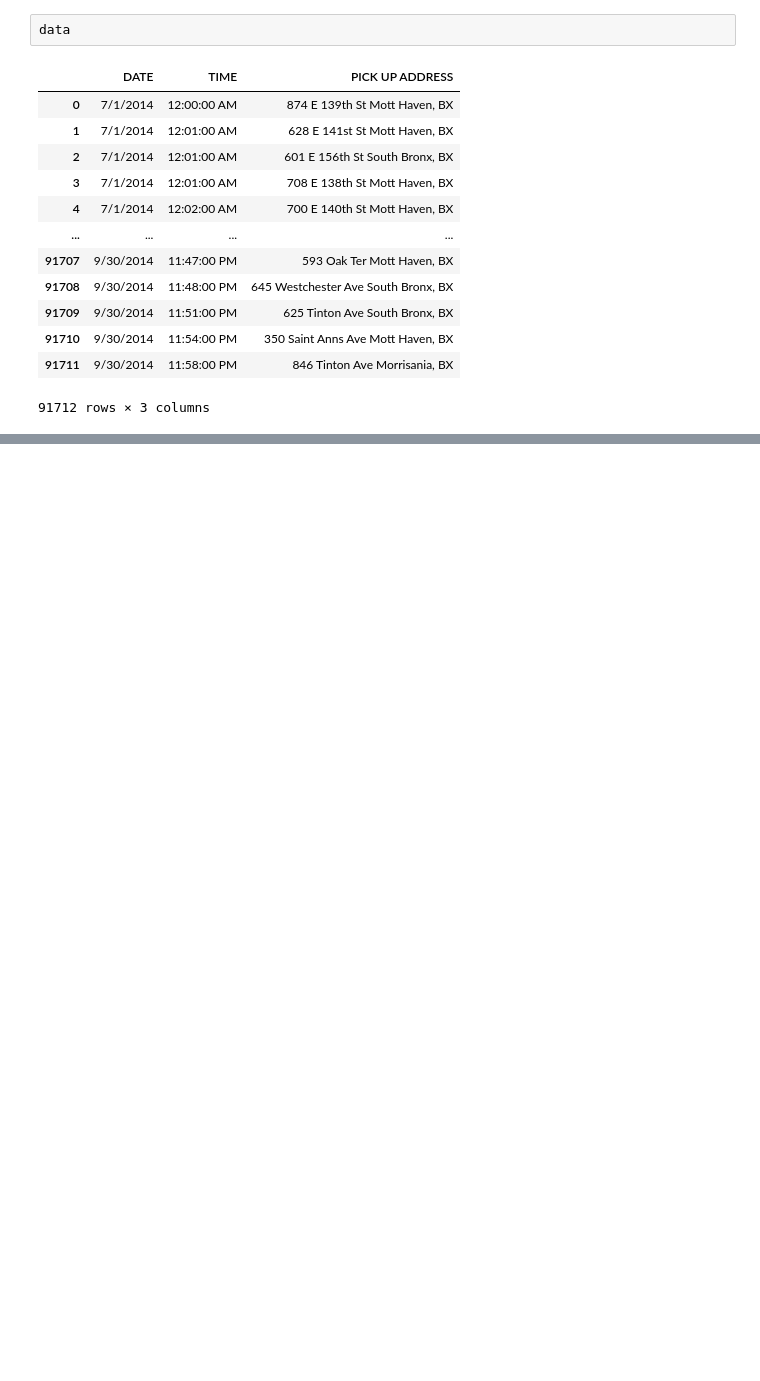
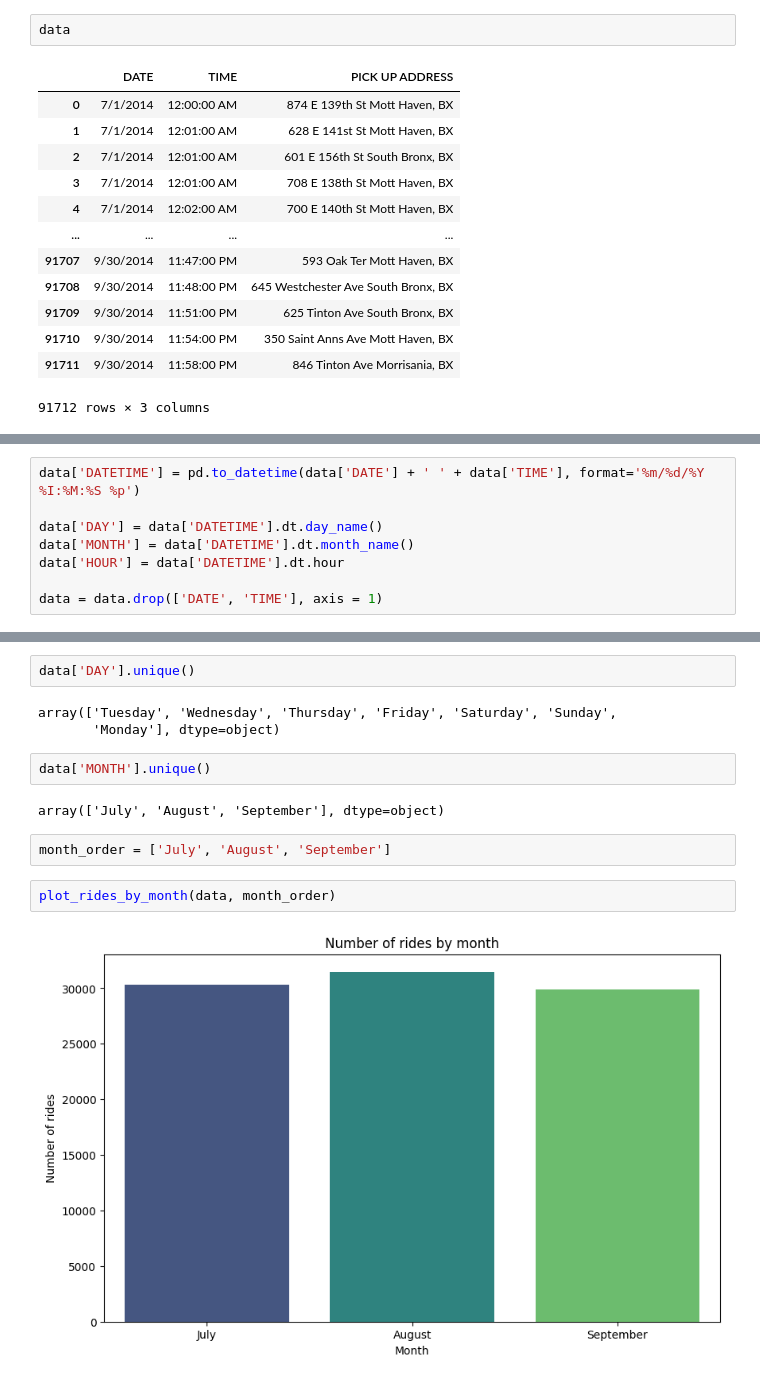
Before and after one commit to savicm5/mlProject, a Jupyter notebook: src/04_other_american_2014.ipynb, the cells around one changed output, grey strips where cells are left out. Drawn from its saved outputs; the diff is of its cells as text; blank space fills up the shorter version.

Commit message:
feat: add separate script for plotting data by month, day, hour

```diff
--- a/src/04_other_american_2014.ipynb
+++ b/src/04_other_american_2014.ipynb
@@ -59,0 +42,8 @@ Name: PICK UP ADDRESS, Length: 91712, dtype: object
+# %%
+data['DATETIME'] = pd.to_datetime(data['DATE'] + ' ' + data['TIME'], format='%m/%d/%Y %I:%M:%S %p')
+
+data['DAY'] = data['DATETIME'].dt.day_name()
+data['MONTH'] = data['DATETIME'].dt.month_name()
+data['HOUR'] = data['DATETIME'].dt.hour
+
+data = data.drop(['DATE', 'TIME'], axis = 1)
@@ -59,0 +66,15 @@ Name: PICK UP ADDRESS, Length: 91712, dtype: object
+# %%
+data['DAY'].unique()
+# %% [output]
+array(['Tuesday', 'Wednesday', 'Thursday', 'Friday', 'Saturday', 'Sunday',
+       'Monday'], dtype=object)
+# %%
+data['MONTH'].unique()
+# %% [output]
+array(['July', 'August', 'September'], dtype=object)
+# %%
+month_order = ['July', 'August', 'September']
+# %%
+plot_rides_by_month(data, month_order)
+# %% [output]
+[figure, added]
```
Also changed, not shown: parts of 6 cells of this notebook, 1 other file.
